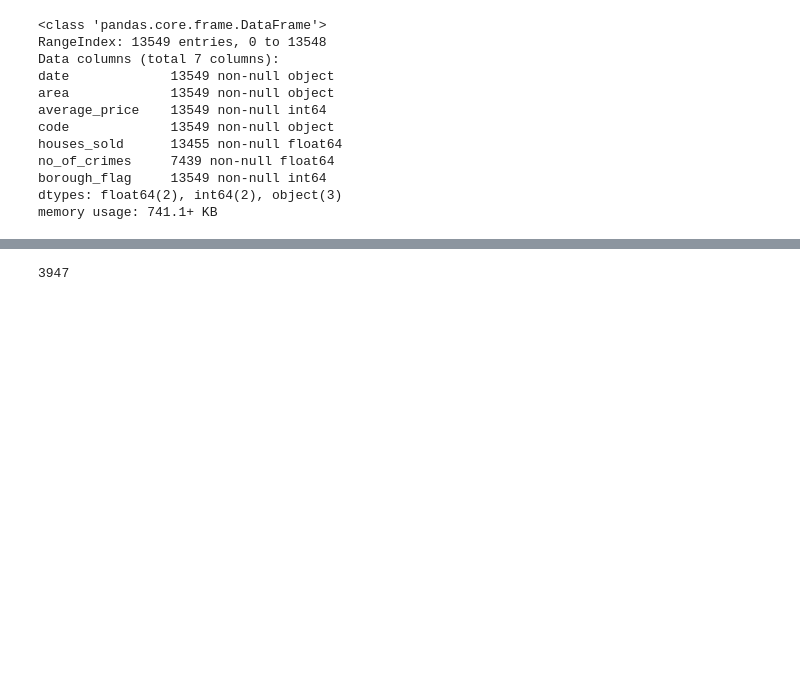
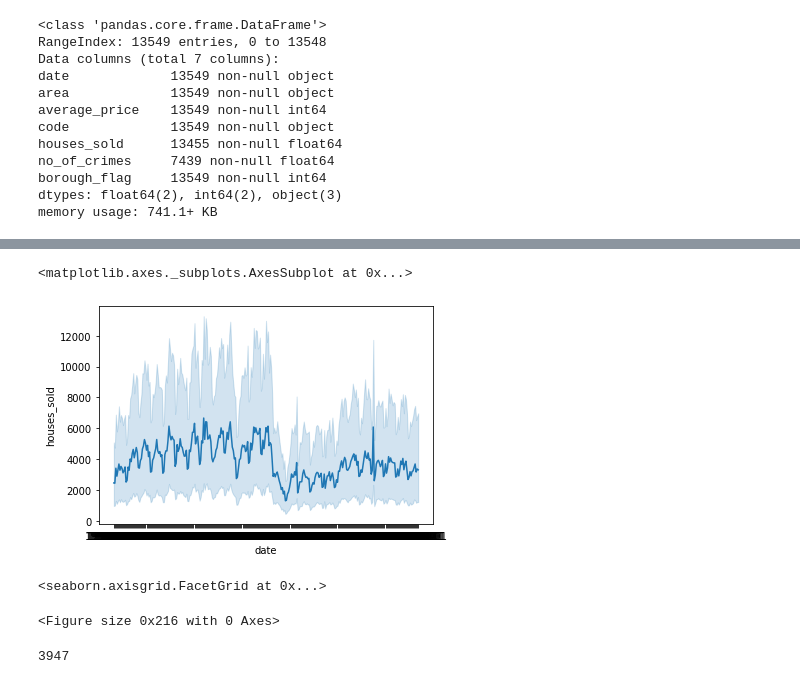
Before and after one commit to benjaminbrown038/Data-Science-Techniques, a Jupyter notebook: Pandas_london_housing.ipynb, the cells around one changed output, grey strips where cells are left out. Cells and saved outputs as stored; diff of their text form; code cells hidden in the pictures; blank space fills up the shorter version.

Commit message:
learning seaborn with london data

```diff
--- a/Pandas_london_housing.ipynb
+++ b/Pandas_london_housing.ipynb
@@ -29,3 +90,13 @@ len(df_monthly.columns)
+# %%
+sns.lineplot(x=date,y=houses_sold)
+# %% [output]
+<matplotlib.axes._subplots.AxesSubplot at 0x...>
+[figure, added]
+# %%
+g = FacetGrid(houses_sold, col=houses_sold)
+# %% [output]
+<seaborn.axisgrid.FacetGrid at 0x...>
+<Figure size 0x216 with 0 Axes>
 # %%
 #len(df_monthly['date'].unique())
 #len(df_monthly['code'].unique())
```
Also changed, not shown: parts of 15 cells of this notebook, 1 other file.
